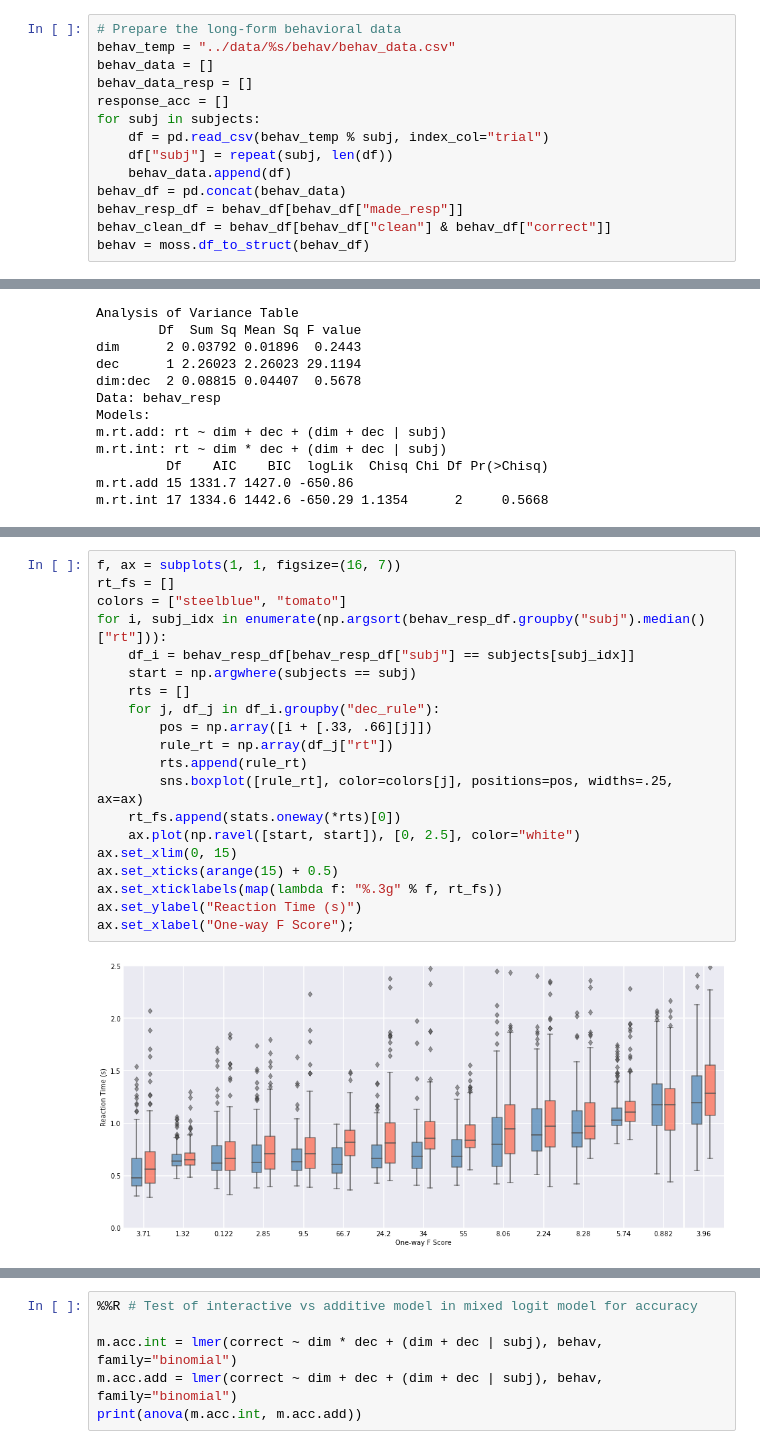
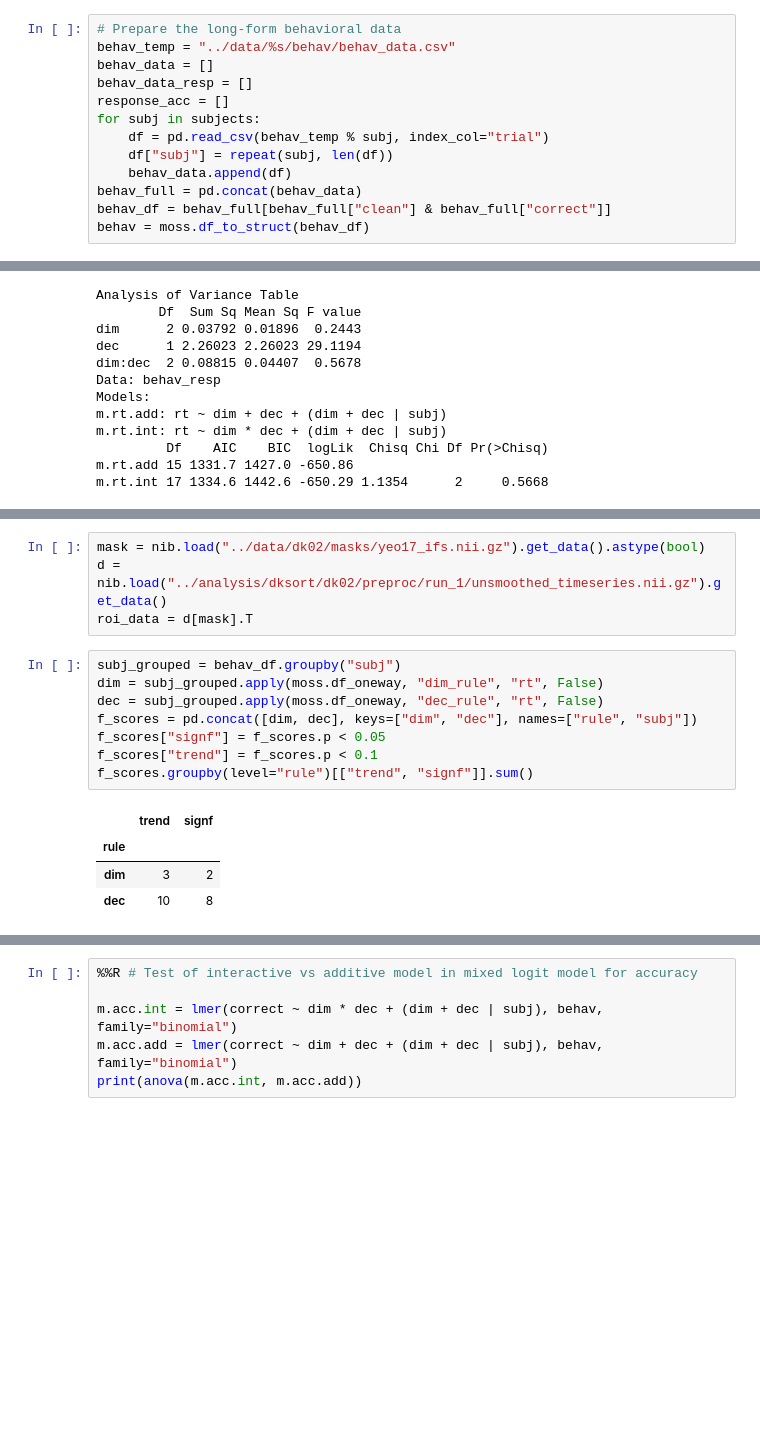
Before and after one commit to WagnerLabPapers/Waskom_JNeurosci_2014, a Jupyter notebook: DKsort_Neuron.ipynb, the cells around one changed output, grey strips where cells are left out. Drawn from its saved outputs; the diff is of its cells as text; blank space fills up the shorter version.

```diff
--- a/DKsort_Neuron.ipynb
+++ b/DKsort_Neuron.ipynb
@@ -64,9 +71,8 @@ for subj in subjects:
     df = pd.read_csv(behav_temp % subj, index_col="trial")
     df["subj"] = repeat(subj, len(df))
     behav_data.append(df)
-behav_df = pd.concat(behav_data)
-behav_resp_df = behav_df[behav_df["made_resp"]]
-behav_clean_df = behav_df[behav_df["clean"] & behav_df["correct"]]
+behav_full = pd.concat(behav_data)
+behav_df = behav_full[behav_full["clean"] & behav_full["correct"]]
 behav = moss.df_to_struct(behav_df)
 # %% [markdown]
 ## Behavioral Results
@@ -207,22 +159,17 @@ ax.set_xlabel("One-way F Score");
-# %%
-f, ax = subplots(1, 1, figsize=(16, 7))
-rt_fs = []
-colors = ["steelblue", "tomato"]
-for i, subj_idx in enumerate(np.argsort(behav_resp_df.groupby("subj").median()["rt"])):
-    df_i = behav_resp_df[behav_resp_df["subj"] == subjects[subj_idx]]
-    start = np.argwhere(subjects == subj)
-    rts = []
-    for j, df_j in df_i.groupby("dec_rule"):
-        pos = np.array([i + [.33, .66][j]])
-        rule_rt = np.array(df_j["rt"])
-        rts.append(rule_rt)
-        sns.boxplot([rule_rt], color=colors[j], positions=pos, widths=.25, ax=ax)
-    rt_fs.append(stats.oneway(*rts)[0])
-    ax.plot(np.ravel([start, start]), [0, 2.5], color="white")
-ax.set_xlim(0, 15)
-ax.set_xticks(arange(15) + 0.5)
-ax.set_xticklabels(map(lambda f: "%.3g" % f, rt_fs))
-ax.set_ylabel("Reaction Time (s)")
-ax.set_xlabel("One-way F Score");
-# %% [output]
-[figure, removed]
+# %%
+mask = nib.load("../data/dk02/masks/yeo17_ifs.nii.gz").get_data().astype(bool)
+d = nib.load("../analysis/dksort/dk02/preproc/run_1/unsmoothed_timeseries.nii.gz").get_data()
+roi_data = d[mask].T
+# %%
+subj_grouped = behav_df.groupby("subj")
+dim = subj_grouped.apply(moss.df_oneway, "dim_rule", "rt", False)
+dec = subj_grouped.apply(moss.df_oneway, "dec_rule", "rt", False)
+f_scores = pd.concat([dim, dec], keys=["dim", "dec"], names=["rule", "subj"])
+f_scores["signf"] = f_scores.p < 0.05
+f_scores["trend"] = f_scores.p < 0.1
+f_scores.groupby(level="rule")[["trend", "signf"]].sum()
+# %% [output]
+|  | trend | signf |
+| rule |  |  |
+| dim | 3 | 2 |
+| dec | 10 | 8 |
```
Also changed, not shown: parts of 17 cells of this notebook, 1 other file.
